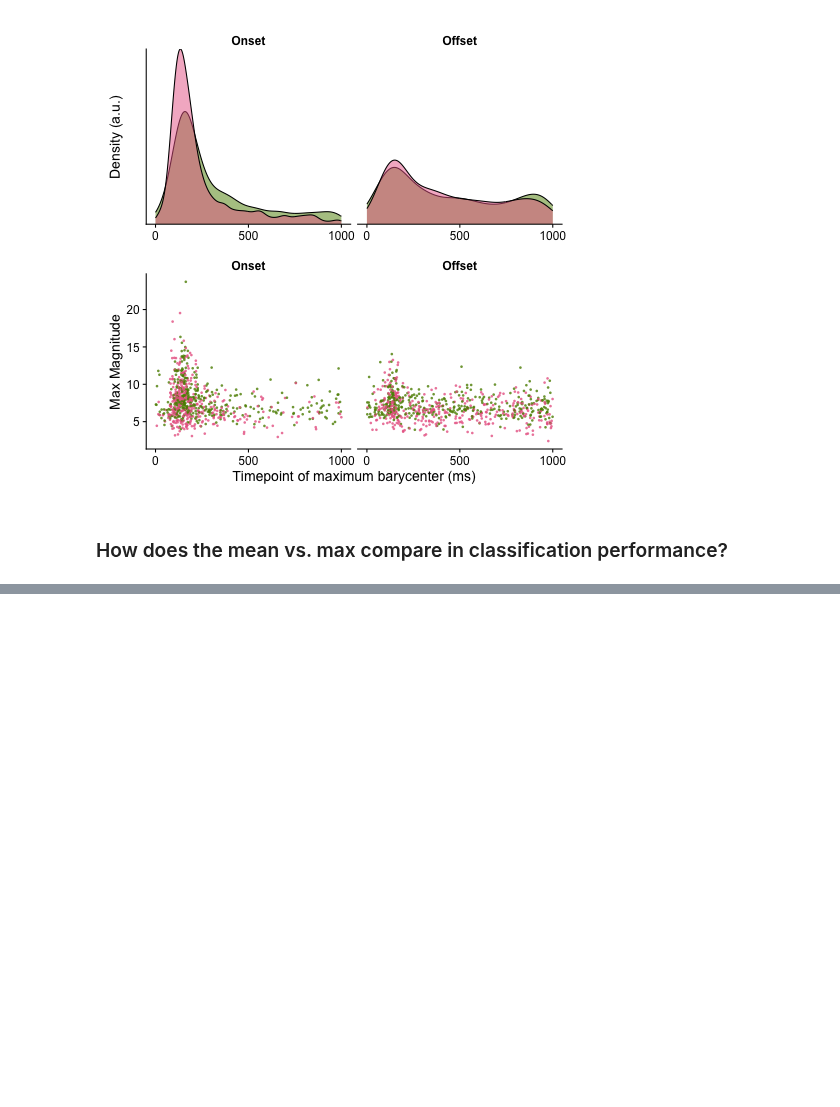
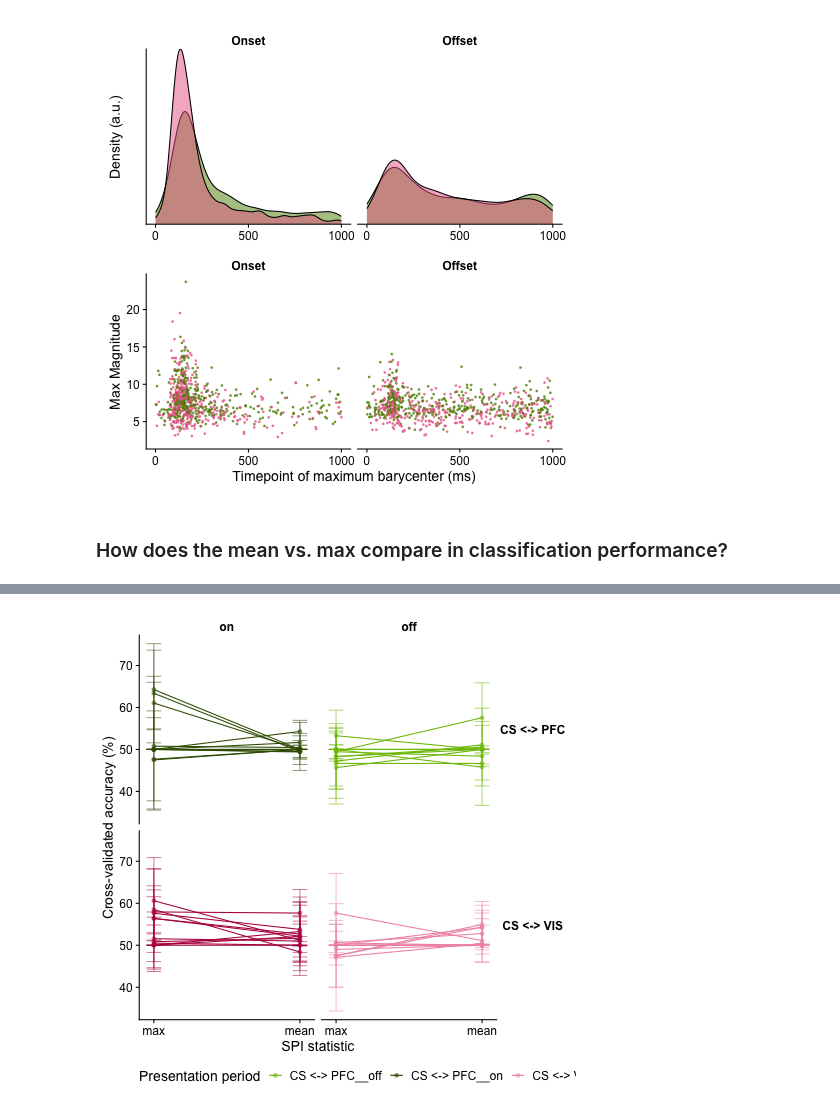
Before and after one commit to anniegbryant/MEG_functional_connectivity, a Jupyter notebook: data_visualization/barycenter_empirical_analysis.ipynb, the cells around one changed output, grey strips where cells are left out. Cells and saved outputs as stored; diff of their text form; code cells hidden in the pictures; blank space fills up the shorter version.

Commit message:
Finalized barycenter empirical analysis figure

```diff
--- a/data_visualization/barycenter_empirical_analysis.ipynb
+++ b/data_visualization/barycenter_empirical_analysis.ipynb
@@ -503,26 +503,29 @@ barycenter_averaged_stimulus_type_LR_classification_res.head()
 # %%
 %%R -i barycenter_averaged_stimulus_type_LR_classification_res
 
 barycenter_averaged_stimulus_type_LR_classification_res %>%
     filter(Barycenter_Type == "squared", Geometry == "dtw") %>%
     filter(meta_ROI_from == "Category_Selective", meta_ROI_to %in% c("V1_V2", "Prefrontal_Cortex")) %>%
     mutate(comparison_group = glue("{meta_ROI_from}__{meta_ROI_to}__{relevance_type}__{stimulus_presentation}__{stimulus_combo}"),
            meta_ROI_pair = glue("{meta_ROI_from}__{meta_ROI_to}")) %>%
     mutate(meta_ROI_pair = ifelse(meta_ROI_pair == "Category_Selective__V1_V2", "CS <-> VIS", "CS <-> PFC"),
            stimulus_presentation = factor(stimulus_presentation, levels=c("on", "off"))) %>%
     mutate(ROI__Rel = glue("{meta_ROI_pair}__{stimulus_presentation}")) %>%
     ggplot(data=., mapping=aes(x=Stat, y=100*accuracy, group=comparison_group, color=ROI__Rel)) +
     geom_line() +
+    geom_errorbar(aes(ymin=100*(accuracy - accuracy_SD), ymax=100*(accuracy + accuracy_SD)), width=0.1, alpha=0.5) +
     geom_point(alpha=0.5) +
     facet_grid(meta_ROI_pair ~ stimulus_presentation, scales="fixed") +
     scale_x_discrete(expand=c(0.05, 0.05)) +
     scale_color_manual(values = c("CS <-> VIS__on" = "#b61b4f", "CS <-> PFC__on" = "#3a5900",
                                    "CS <-> VIS__off" = "#f095b3", "CS <-> PFC__off" = "#7cbf00")) +
     labs(color = "Presentation period") +
     ylab("Cross-validated accuracy (%)") +
     xlab("SPI statistic") +
     theme(legend.position = "bottom",
           strip.background = element_blank(),
           strip.text.x = element_text(face='bold'),
           strip.text.y = element_text(angle=0, face='bold'))
-ggsave(glue("../plots/modeling/Barycenters_Sq_Euclidean_and_DTW_mean_max_performance_across_stimuli.svg"), width=6, height=4.5, units='in', dpi=300)
+# ggsave(glue("../plots/modeling/Barycenters_Sq_Euclidean_and_DTW_mean_max_performance_across_stimuli.svg"), width=6, height=4.5, units='in', dpi=300)
+# %% [output]
+[figure, added]
```
Also changed, not shown: parts of 1 cell of this notebook, 8 other files.
